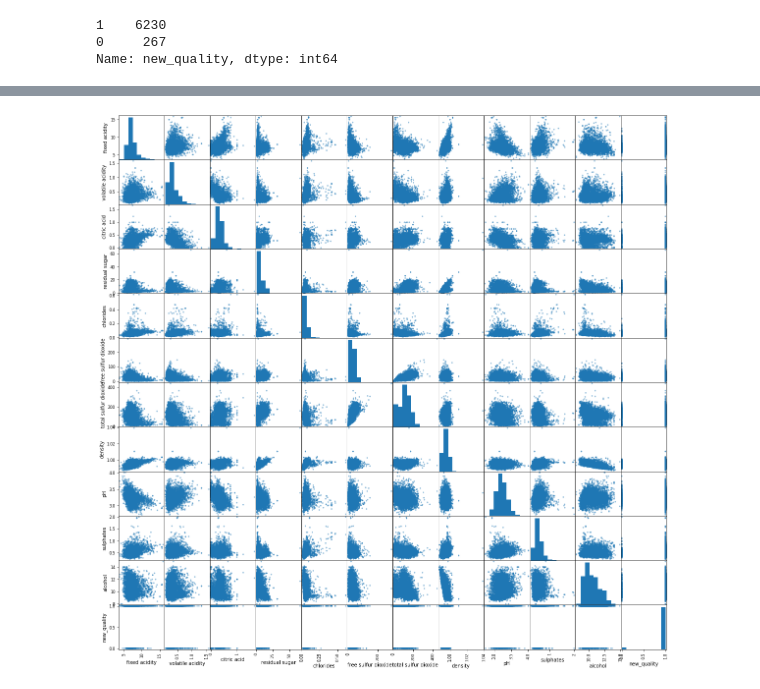
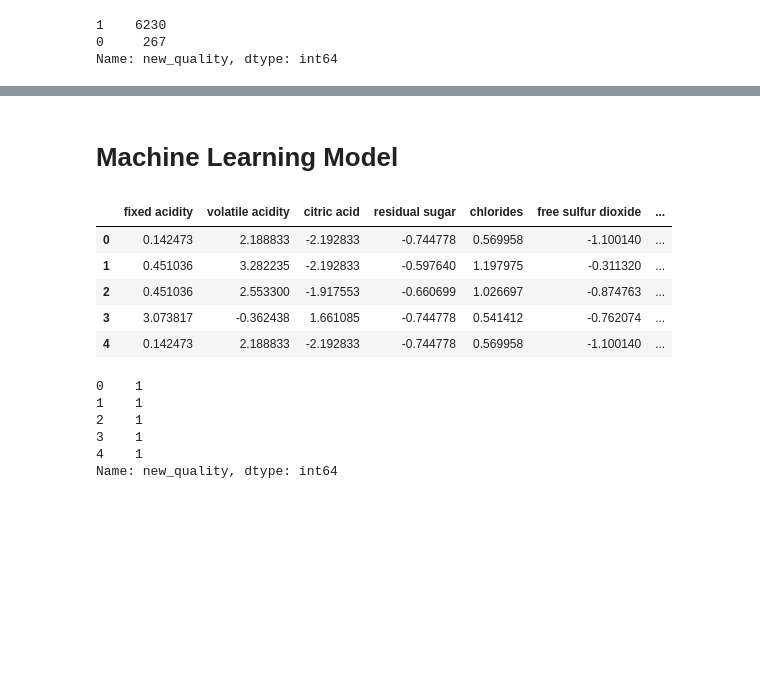
Before and after one commit to Harshal12355/Wine-Quality, a Jupyter notebook: wine-quality.ipynb, the cells around one changed output, grey strips where cells are left out. Saved outputs shown, nothing was run; the diff lists cells and outputs as text; code cells hidden in the pictures; blank space fills up the shorter version.

```diff
--- a/wine-quality.ipynb
+++ b/wine-quality.ipynb
@@ -293,6 +302,40 @@ Name: new_quality, dtype: int64
-# %%
-from pandas.plotting import scatter_matrix
-scatter_matrix(new_df, figsize = (20,20))
-plt.show()
-# %% [output]
-[figure, removed]
+# %% [markdown]
+# Machine Learning Model
+# %%
+from sklearn.preprocessing import RobustScaler
+
+def preprocess_inputs(df, scaler):
+    df = df.copy()
+
+    # Split df into X and y
+    y = df['new_quality'].copy()
+    X = df.drop('new_quality', axis=1).copy()
+
+    # Scale and make my dataset
+    X = pd.DataFrame(scaler.fit_transform(X), columns=X.columns)
+    pos = X[pos_corr]
+    neg = X[neg_corr]
+
+    return X, y, pos, neg
+# %%
+from sklearn.preprocessing import StandardScaler
+
+X, y, X_pos, X_neg = preprocess_inputs(new_df, StandardScaler())
+# %%
+X.head()
+# %% [output]
+|  | fixed acidity | volatile acidity | citric acid | residual sugar | chlorides | free sulfur dioxide | ... |
+| 0 | 0.142473 | 2.188833 | -2.192833 | -0.744778 | 0.569958 | -1.100140 | ... |
+| 1 | 0.451036 | 3.282235 | -2.192833 | -0.597640 | 1.197975 | -0.311320 | ... |
+| 2 | 0.451036 | 2.553300 | -1.917553 | -0.660699 | 1.026697 | -0.874763 | ... |
+| 3 | 3.073817 | -0.362438 | 1.661085 | -0.744778 | 0.541412 | -0.762074 | ... |
+| 4 | 0.142473 | 2.188833 | -2.192833 | -0.744778 | 0.569958 | -1.100140 | ... |
+# %%
+y.head()
+# %% [output]
+0    1
+1    1
+2    1
+3    1
+4    1
+Name: new_quality, dtype: int64
```
Also changed, not shown: parts of 9 cells of this notebook.
